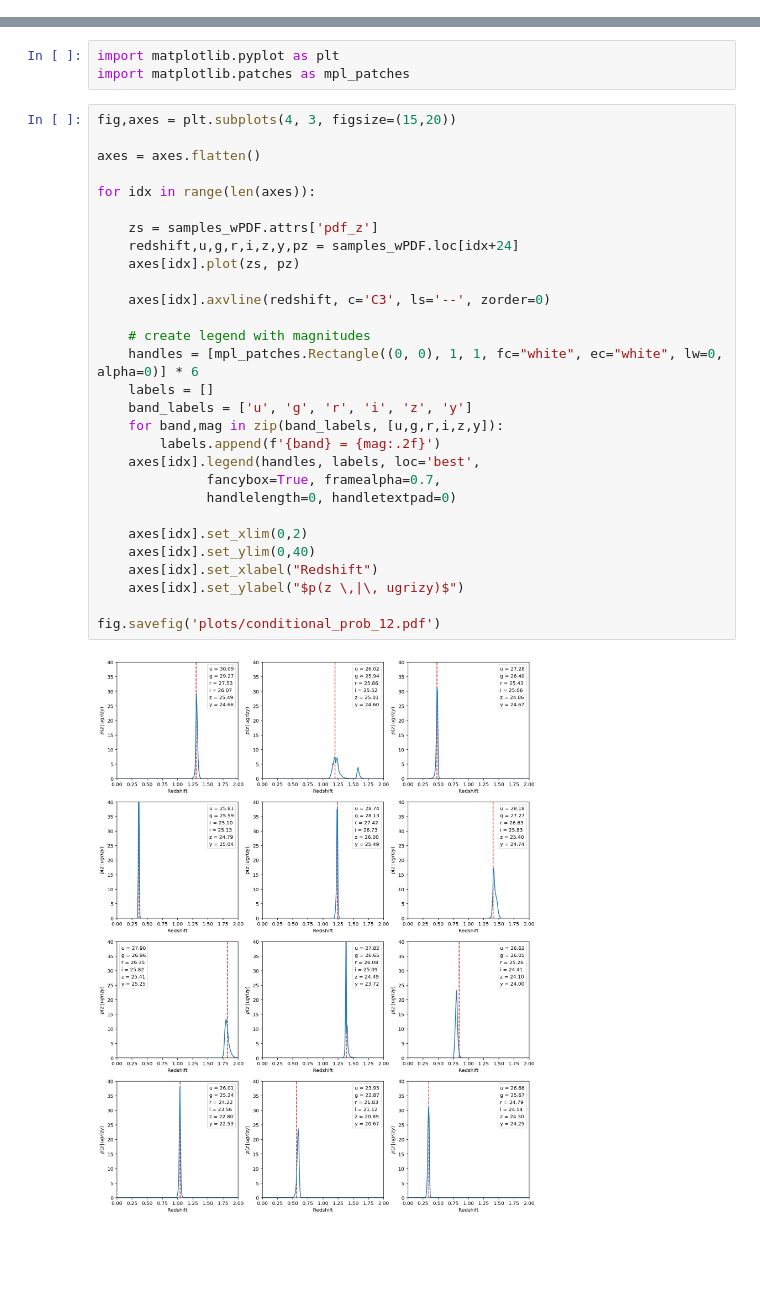
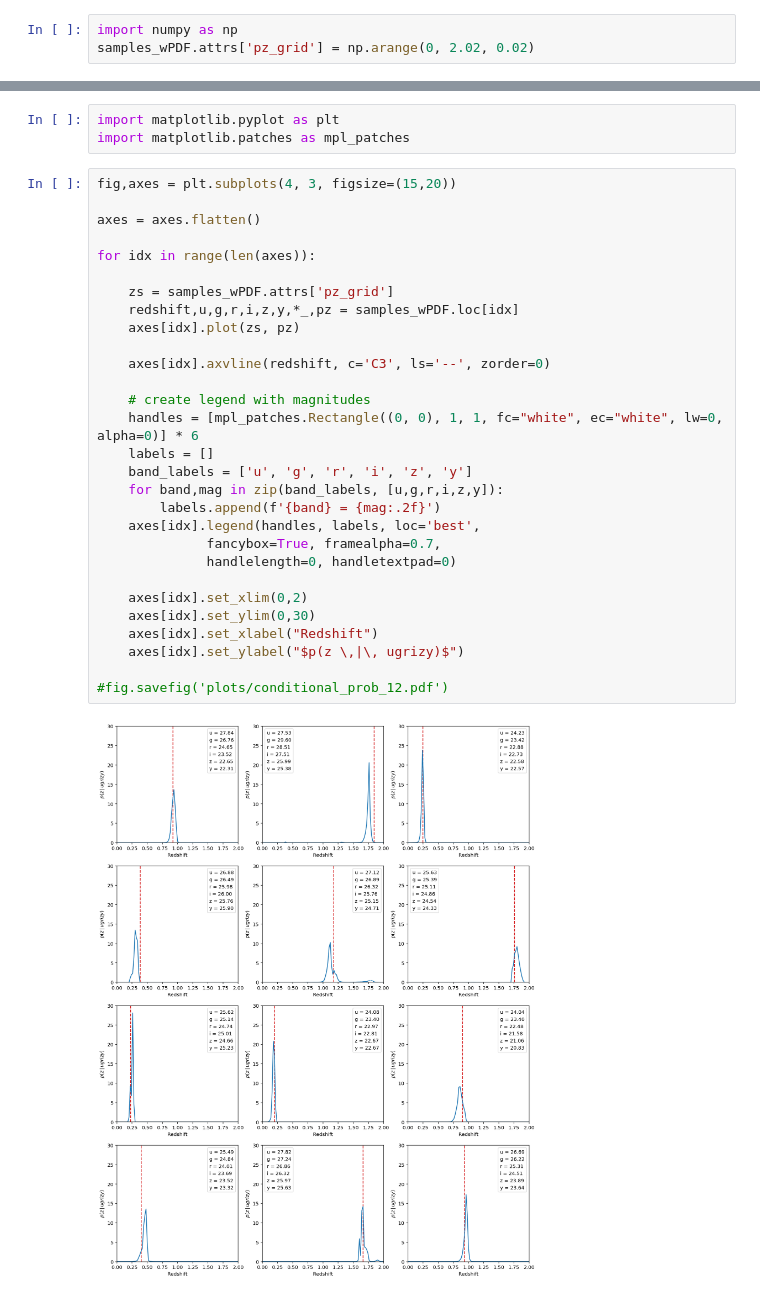
Before and after one commit to LSSTDESC/rail_attic, a Jupyter notebook: rail/creation/creation_demo.ipynb, the cells around one changed output, grey strips where cells are left out. Saved outputs shown, nothing was run; the diff lists cells and outputs as text; blank space fills up the shorter version.

```diff
--- a/rail/creation/creation_demo.ipynb
+++ b/rail/creation/creation_demo.ipynb
@@ -52,6 +52,9 @@ Wall time: 6min 2s
 A few samples have redshift < 0. Cut these out. Might want to make sure this doesn't occur in the future...
 # %%
 samples_wPDF = samples_wPDF[samples_wPDF['redshift'] > 0]
+# %%
+import numpy as np
+samples_wPDF.attrs['pz_grid'] = np.arange(0, 2.02, 0.02)
 # %%
 # print the first few
 samples_wPDF.head()
@@ -76,33 +79,33 @@ import matplotlib.patches as mpl_patches
 # %%
 fig,axes = plt.subplots(4, 3, figsize=(15,20))
 
 axes = axes.flatten()
 
 for idx in range(len(axes)):
 
-    zs = samples_wPDF.attrs['pdf_z']
-    redshift,u,g,r,i,z,y,pz = samples_wPDF.loc[idx+24]
+    zs = samples_wPDF.attrs['pz_grid']
+    redshift,u,g,r,i,z,y,*_,pz = samples_wPDF.loc[idx]
     axes[idx].plot(zs, pz)
 
     axes[idx].axvline(redshift, c='C3', ls='--', zorder=0)
 
     # create legend with magnitudes
     handles = [mpl_patches.Rectangle((0, 0), 1, 1, fc="white", ec="white", lw=0, alpha=0)] * 6
     labels = []
     band_labels = ['u', 'g', 'r', 'i', 'z', 'y']
     for band,mag in zip(band_labels, [u,g,r,i,z,y]):
         labels.append(f'{band} = {mag:.2f}')
     axes[idx].legend(handles, labels, loc='best',
               fancybox=True, framealpha=0.7,
               handlelength=0, handletextpad=0)
 
     axes[idx].set_xlim(0,2)
-    axes[idx].set_ylim(0,40)
+    axes[idx].set_ylim(0,30)
     axes[idx].set_xlabel("Redshift")
     axes[idx].set_ylabel("$p(z \,|\, ugrizy)$")
 
-fig.savefig('plots/conditional_prob_12.pdf')
+#fig.savefig('plots/conditional_prob_12.pdf')
 # %% [output]
-[figure, old version]
+[figure, new version]
 # %%
 maxes = []
```
Also changed, not shown: parts of 8 cells of this notebook, 5 other files.
